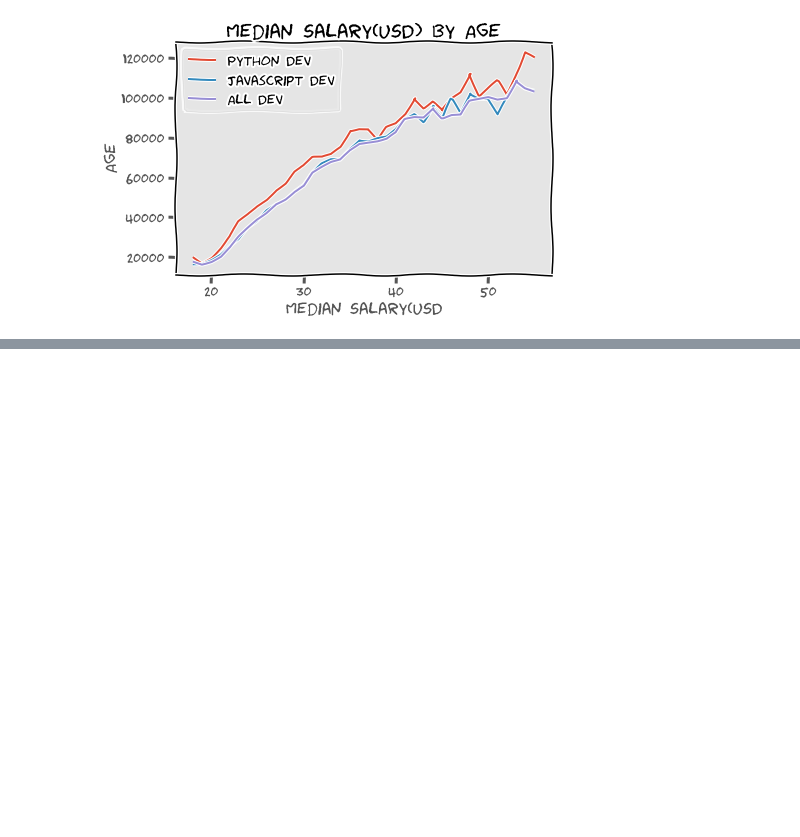
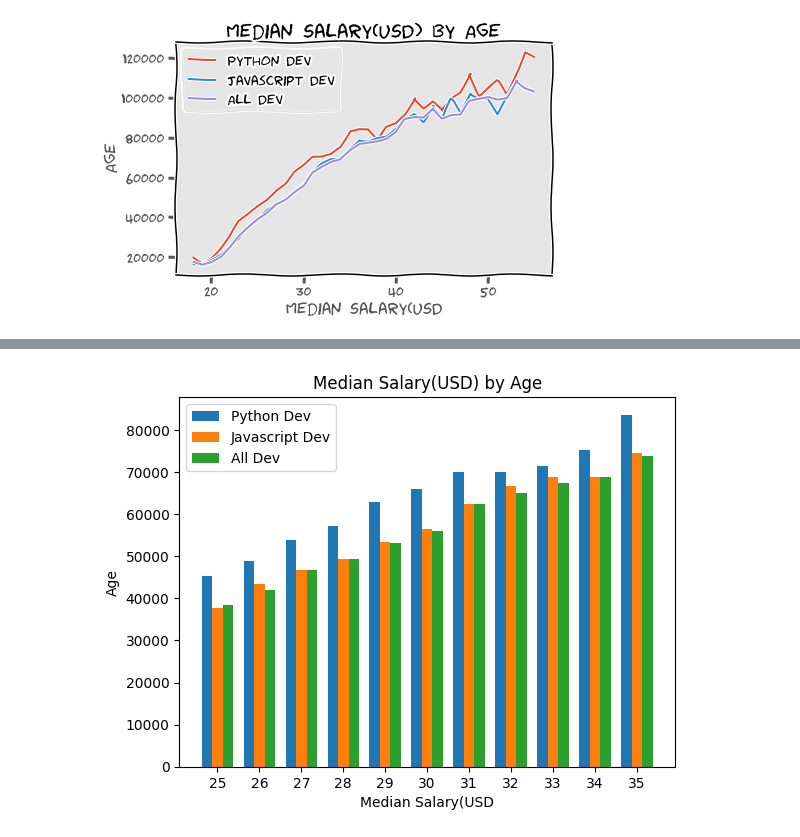
Before and after one commit to monisakhtar/ML, a Jupyter notebook: Matplotlib.ipynb, the cells around one changed output, grey strips where cells are left out. Drawn from its saved outputs; the diff is of its cells as text; code cells hidden in the pictures; blank space fills up the shorter version.

```diff
--- a/Matplotlib.ipynb
+++ b/Matplotlib.ipynb
@@ -161,0 +221,13 @@ plt.show()
+# %%
+# Fixing the offset x-axis values
+plt.bar(index_x - width, py_dev_y, width = width, label = 'Python Dev')
+plt.bar(index_x, js_dev_y, width = width, label = 'Javascript Dev')
+plt.bar(index_x + width, dev_y, width = width, label = 'All Dev')
+plt.title('Median Salary(USD) by Age')
+plt.xlabel('Median Salary(USD')
+plt.ylabel('Age')
+plt.legend()
+plt.xticks(ticks = index_x, labels = age_x)
+plt.show()
+# %% [output]
+[figure, added]
```
Also changed, not shown: parts of 9 cells of this notebook.
